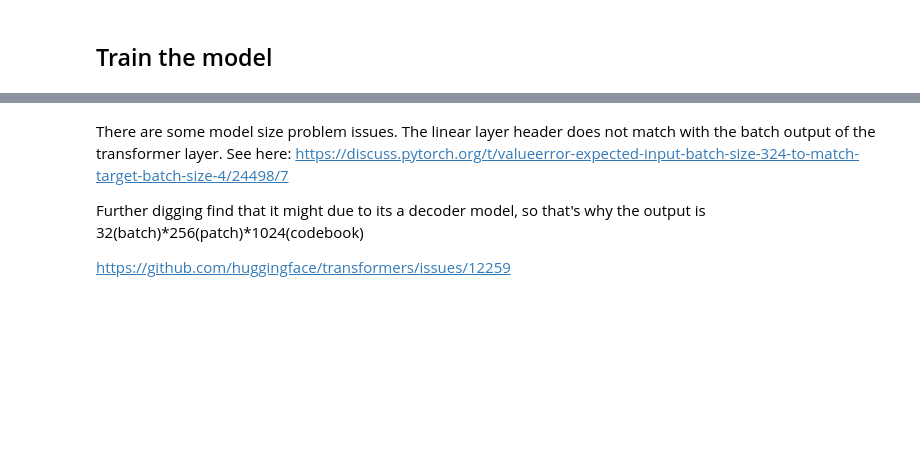
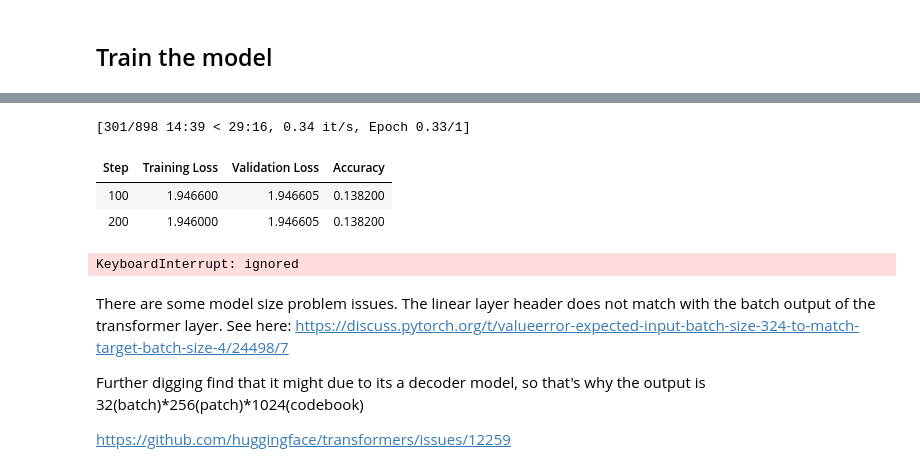
Before and after one commit to user074/EmotionTransformer, a Jupyter notebook: Latent_Transformer.ipynb, the cells around one changed output, grey strips where cells are left out. Drawn from its saved outputs; the diff is of its cells as text; code cells hidden in the pictures; blank space fills up the shorter version.

```diff
--- a/Latent_Transformer.ipynb
+++ b/Latent_Transformer.ipynb
@@ -801,3 +815,11 @@ KeyboardInterrupt: ignored
+# %%
+trainer.train()
+# %% [output]
+[301/898 14:39 < 29:16, 0.34 it/s, Epoch 0.33/1]
+| Step | Training Loss | Validation Loss | Accuracy |
+| 100 | 1.946600 | 1.946605 | 0.138200 |
+| 200 | 1.946000 | 1.946605 | 0.138200 |
+KeyboardInterrupt: ignored
 # %% [markdown]
 There are some model size problem issues. The linear layer header does not match with the batch output of the transformer layer. See here:
 https://discuss.pytorch.org/t/valueerror-expected-input-batch-size-324-to-match-target-batch-size-4/24498/7
```
Also changed, not shown: parts of 36 cells of this notebook.
